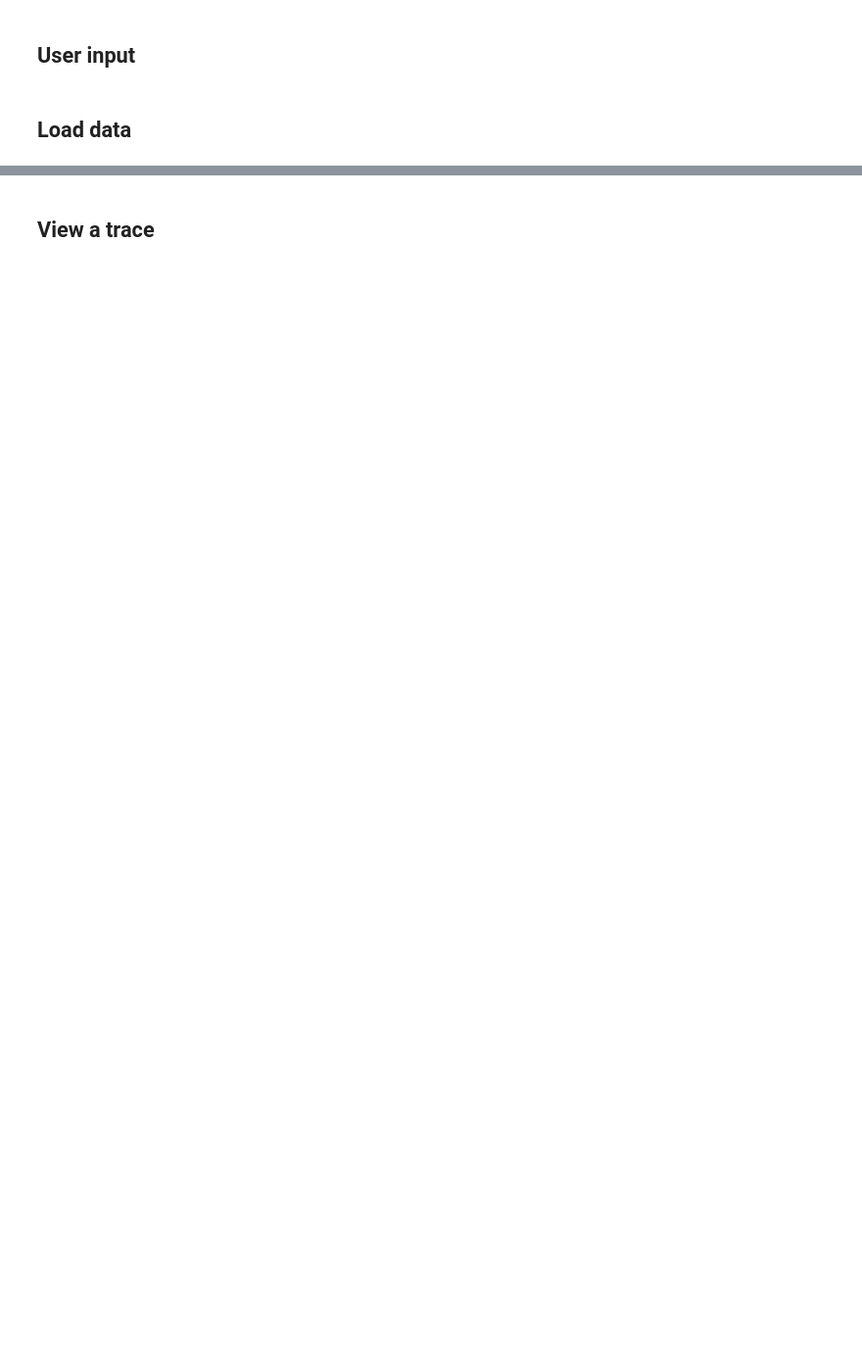
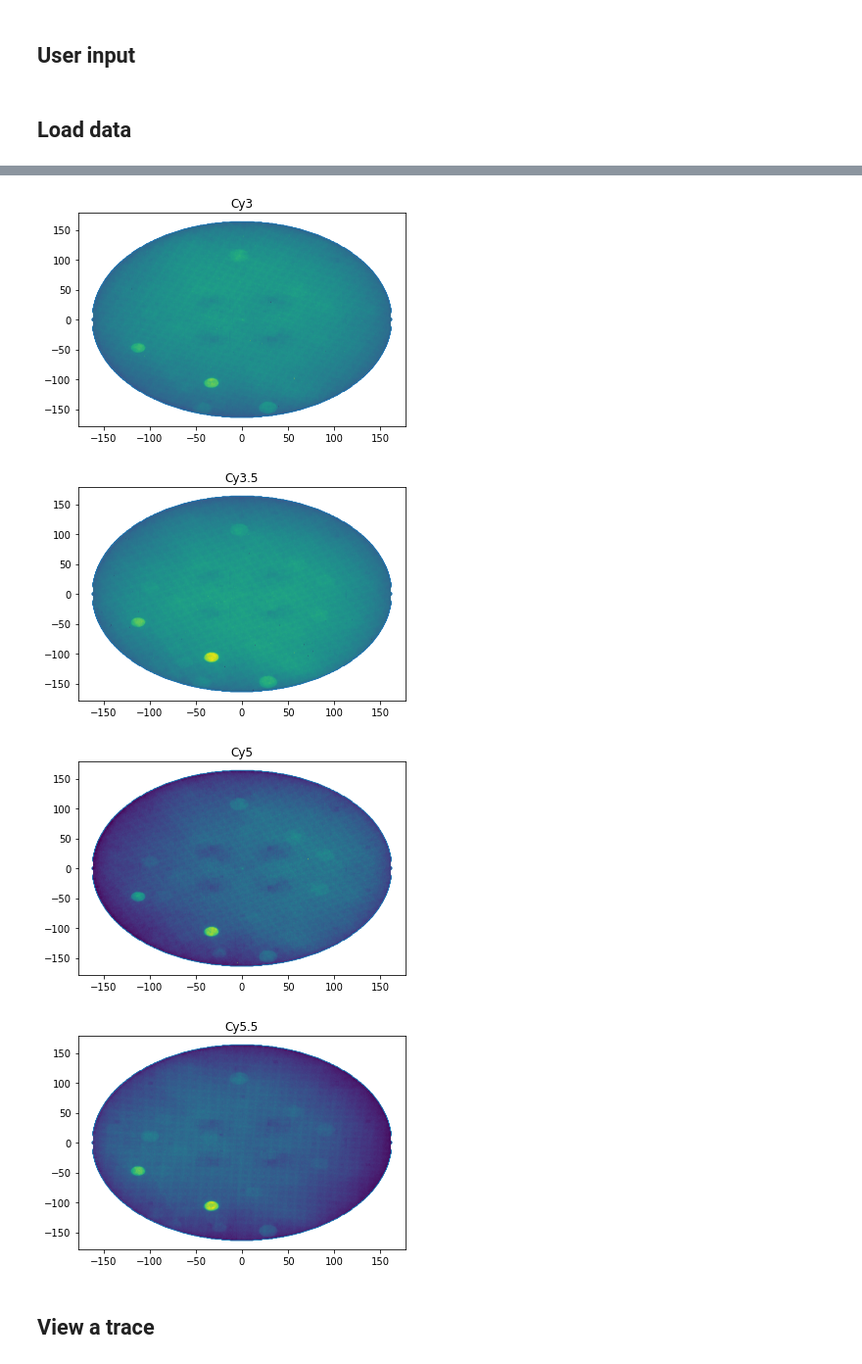
Before and after one commit to ashleefeng/pacbio, a Jupyter notebook: PacBio_read_control.ipynb, the cells around one changed output, grey strips where cells are left out. Shown at 98% size. Saved outputs shown, nothing was run; the diff lists cells and outputs as text; code cells hidden in the pictures; blank space fills up the shorter version.

```diff
--- a/PacBio_read_control.ipynb
+++ b/PacBio_read_control.ipynb
@@ -29,3 +90,15 @@ decode.shape
+# %%
+for i in range(4):
+    plt.figure()
+    plt.scatter(hole_xy_plot[:, 0], hole_xy_plot[:, 1], hole_status)
+    plt.scatter(hole_xy_plot[:, 0], hole_xy_plot[:, 1], 1, avg_intens.T[i]/300)
+    plt.title(lasers[i])
+    plt.show()
+# %% [output]
+[figure, added]
+[figure, added]
+[figure, added]
+[figure, added]
 # %% [markdown]
 ## View a trace
 # %%
```
Also changed, not shown: parts of 21 cells of this notebook, 1 other file.
